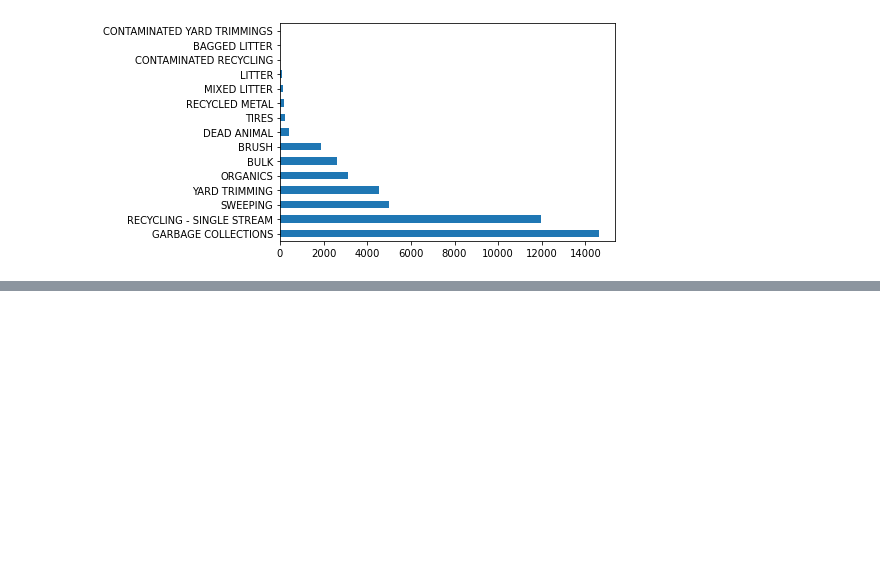
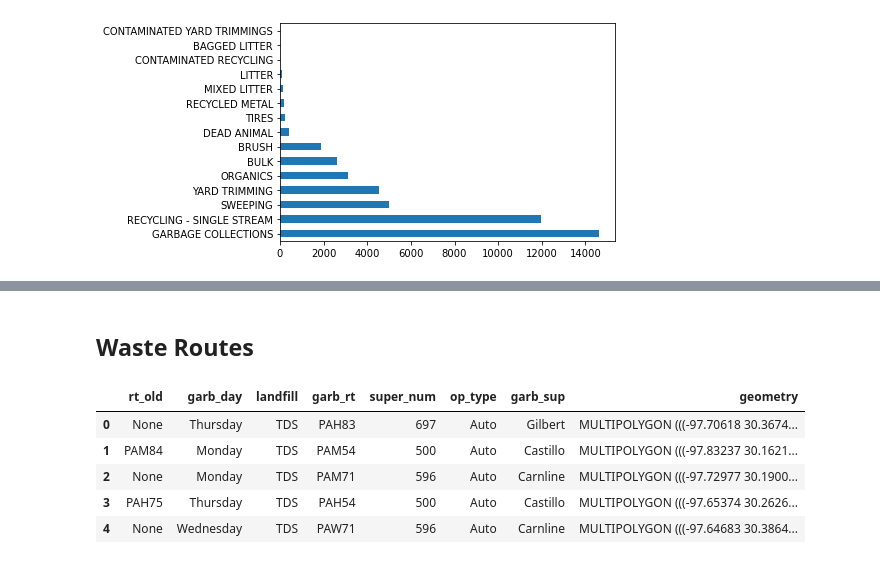
Before and after one commit to fredericojpr/WDL_1, a Jupyter notebook: EDAnotebook.ipynb, the cells around one changed output, grey strips where cells are left out. Cells and saved outputs as stored; diff of their text form; code cells hidden in the pictures; blank space fills up the shorter version.

```diff
--- a/EDAnotebook.ipynb
+++ b/EDAnotebook.ipynb
@@ -61,0 +82,12 @@ sns.catplot(x="DoW", y="Load Weight", kind="boxen",
+# %% [markdown]
+## Waste Routes
+# %%
+waste_routes = gpd.read_file('Garbage Routes.geojson')
+waste_routes.head()
+# %% [output]
+|  | rt_old | garb_day | landfill | garb_rt | super_num | op_type | garb_sup | geometry |
+| 0 | None | Thursday | TDS | PAH83 | 697 | Auto | Gilbert | MULTIPOLYGON (((-97.70618 30.3674... |
+| 1 | PAM84 | Monday | TDS | PAM54 | 500 | Auto | Castillo | MULTIPOLYGON (((-97.83237 30.1621... |
+| 2 | None | Monday | TDS | PAM71 | 596 | Auto | Carnline | MULTIPOLYGON (((-97.72977 30.1900... |
+| 3 | PAH75 | Thursday | TDS | PAH54 | 500 | Auto | Castillo | MULTIPOLYGON (((-97.65374 30.2626... |
+| 4 | None | Wednesday | TDS | PAW71 | 596 | Auto | Carnline | MULTIPOLYGON (((-97.64683 30.3864... |
```
Also changed, not shown: parts of 6 cells of this notebook.
